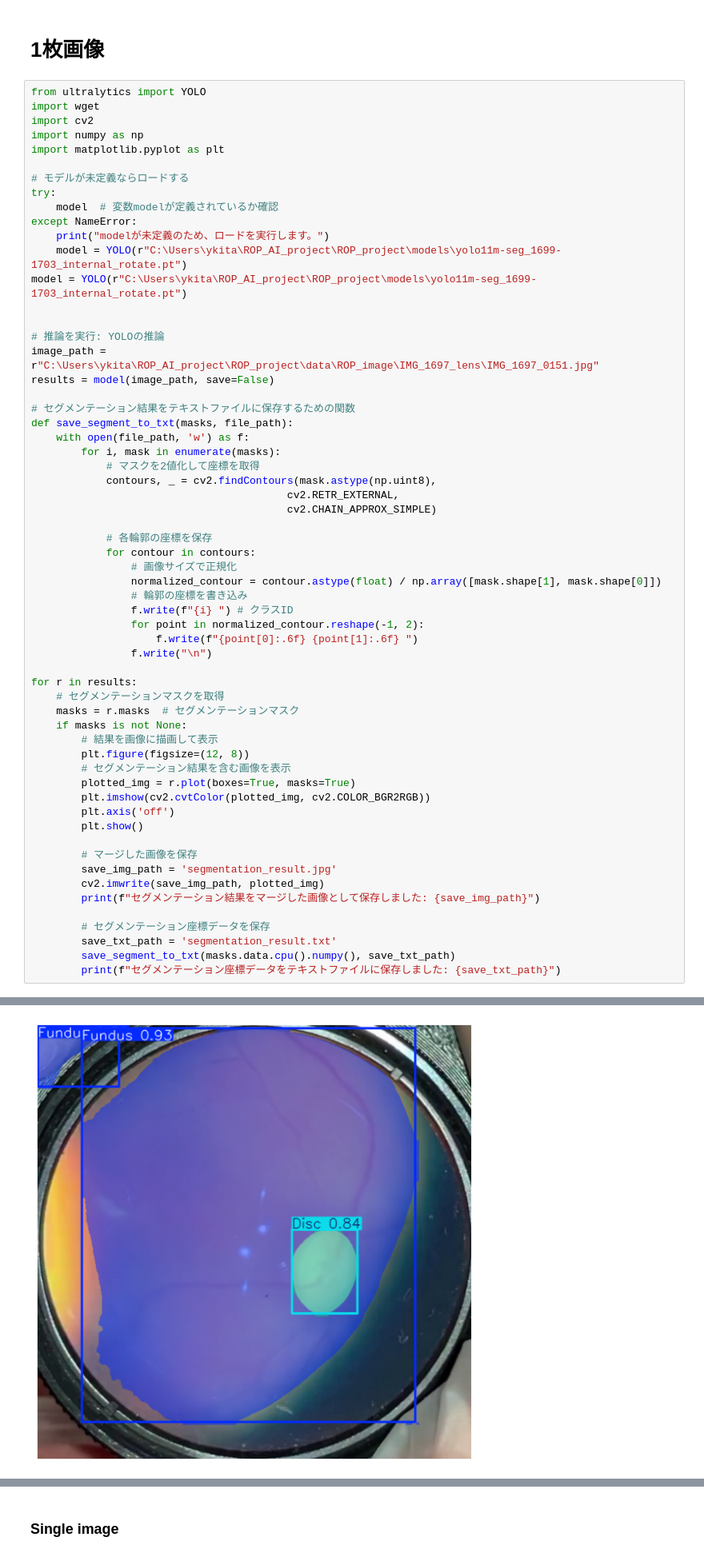
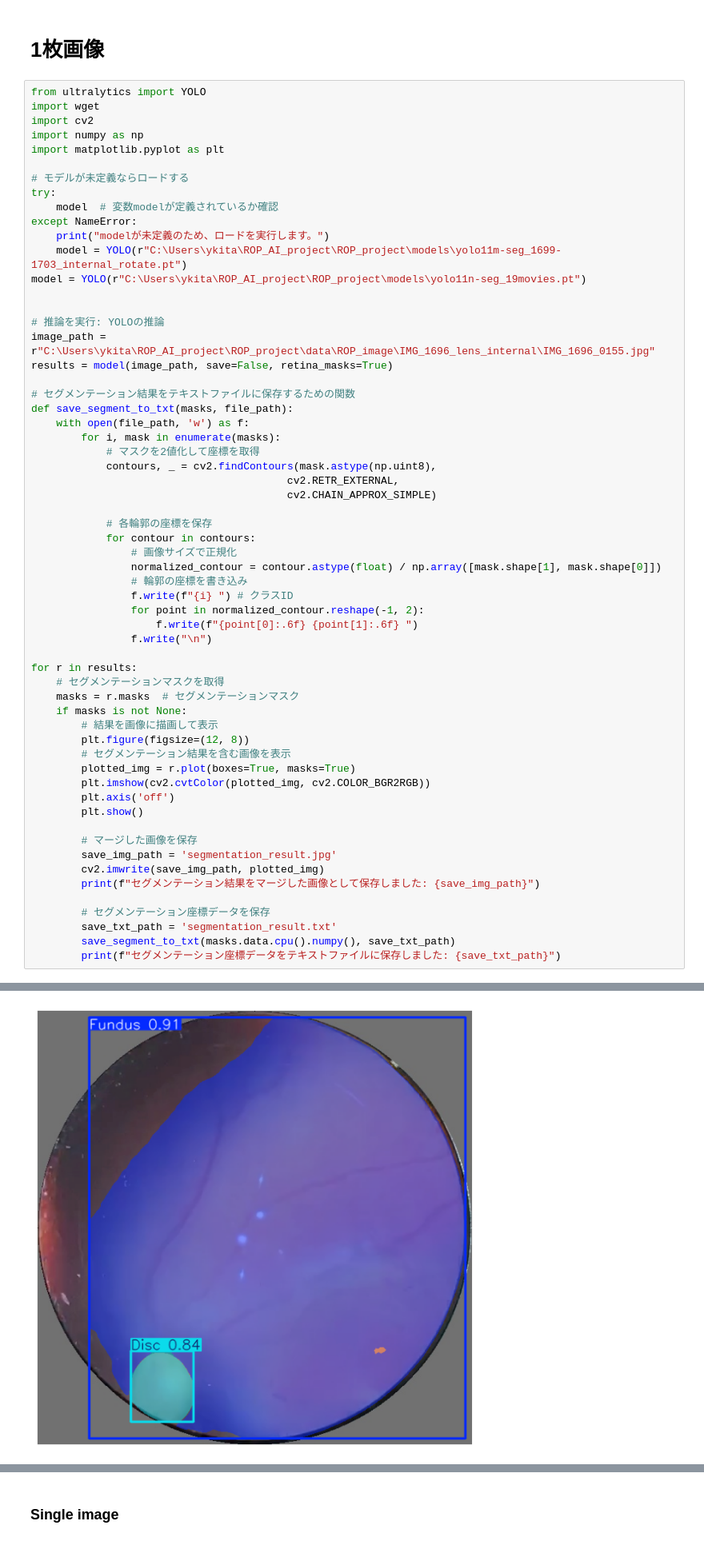
Before and after one commit to ykitaguchi77/ROP_AI_project, a Jupyter notebook: ROP_project/notebooks/Inference_for_cvat_segmentation.ipynb, the cells around one changed output, grey strips where cells are left out. Shown at 80% size. Saved outputs shown, nothing was run; the diff lists cells and outputs as text.

```diff
--- a/ROP_project/notebooks/Inference_for_cvat_segmentation.ipynb
+++ b/ROP_project/notebooks/Inference_for_cvat_segmentation.ipynb
@@ -25,12 +25,12 @@ try:
 except NameError:
     print("modelが未定義のため、ロードを実行します。")
     model = YOLO(r"C:\Users\ykita\ROP_AI_project\ROP_project\models\yolo11m-seg_1699-1703_internal_rotate.pt")
-model = YOLO(r"C:\Users\ykita\ROP_AI_project\ROP_project\models\yolo11m-seg_1699-1703_internal_rotate.pt")
+model = YOLO(r"C:\Users\ykita\ROP_AI_project\ROP_project\models\yolo11n-seg_19movies.pt")
 
 
 # 推論を実行: YOLOの推論
-image_path = r"C:\Users\ykita\ROP_AI_project\ROP_project\data\ROP_image\IMG_1697_lens\IMG_1697_0151.jpg"
-results = model(image_path, save=False)
+image_path = r"C:\Users\ykita\ROP_AI_project\ROP_project\data\ROP_image\IMG_1696_lens_internal\IMG_1696_0155.jpg"
+results = model(image_path, save=False, retina_masks=True)
 
 # セグメンテーション結果をテキストファイルに保存するための関数
 def save_segment_to_txt(masks, file_path):
@@ -78,4 +78,4 @@ Speed: 8.0ms preprocess, 263.6ms inference, 5.0ms postprocess per image at shape
-[figure, old version]
+[figure, new version]
 セグメンテーション結果をマージした画像として保存しました: segmentation_result.jpg
 セグメンテーション座標データをテキストファイルに保存しました: segmentation_result.txt
 # %%
```
Also changed, not shown: parts of 3 cells of this notebook, 2 other files.
